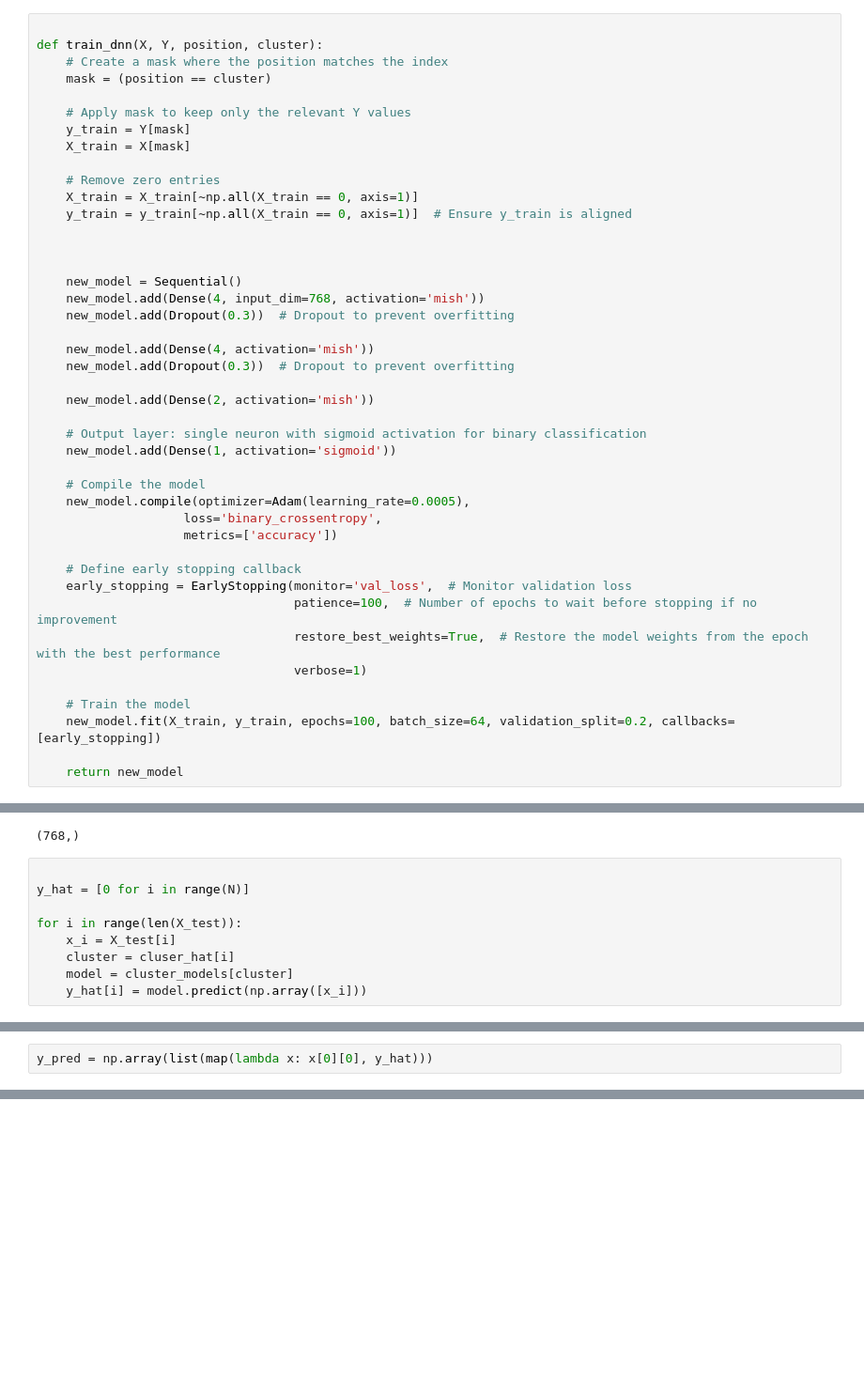
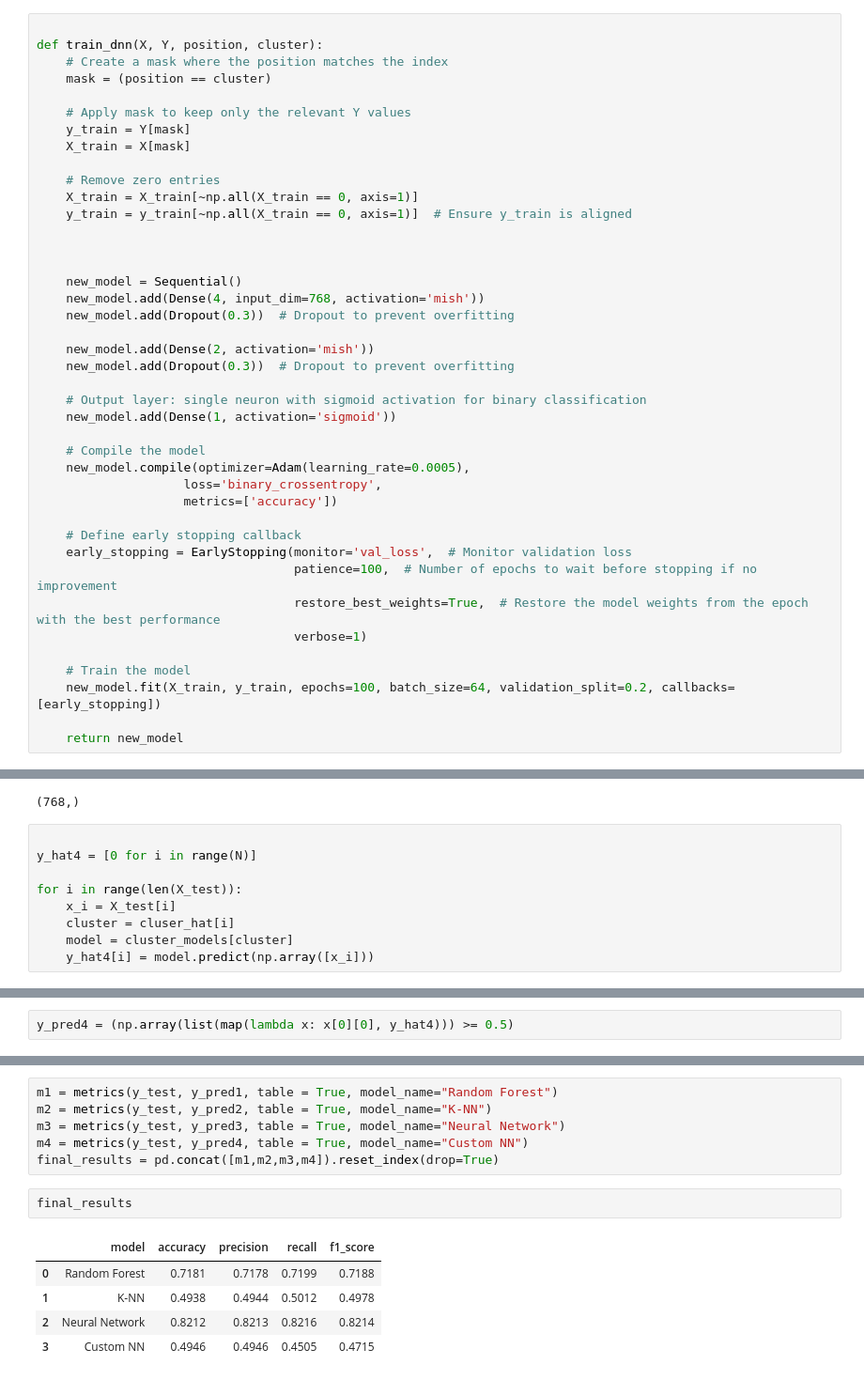
Before and after one commit to Chronyx132/Twitter_Sentiment, a Jupyter notebook: Src/Irving.ipynb, the cells around one changed output, grey strips where cells are left out. Shown at 94% size. Cells and saved outputs as stored; diff of their text form; blank space fills up the shorter version.

```diff
--- a/Src/Irving.ipynb
+++ b/Src/Irving.ipynb
@@ -1551,10 +1590,8 @@ def train_dnn(X, Y, position, cluster):
     new_model.add(Dense(4, input_dim=768, activation='mish'))
     new_model.add(Dropout(0.3))  # Dropout to prevent overfitting
 
-    new_model.add(Dense(4, activation='mish'))
+    new_model.add(Dense(2, activation='mish'))
     new_model.add(Dropout(0.3))  # Dropout to prevent overfitting
-
-    new_model.add(Dense(2, activation='mish'))
 
     # Output layer: single neuron with sigmoid activation for binary classification
     new_model.add(Dense(1, activation='sigmoid'))
@@ -1667,11 +1704,11 @@ X_test[0].shape
 (768,)
 # %%
 
-y_hat = [0 for i in range(N)]
+y_hat4 = [0 for i in range(N)]
 
 for i in range(len(X_test)):
     x_i = X_test[i]
     cluster = cluser_hat[i]
     model = cluster_models[cluster]
-    y_hat[i] = model.predict(np.array([x_i]))
+    y_hat4[i] = model.predict(np.array([x_i]))
 # %% [output]
@@ -1695,3 +1732,3 @@ for i in range(len(X_test)):
 # %%
-y_pred = np.array(list(map(lambda x: x[0][0], y_hat)))
+y_pred4 = (np.array(list(map(lambda x: x[0][0], y_hat4))) >= 0.5)
 # %%
@@ -1700,0 +1740,14 @@ float((sum((y_pred >= 0.5) == y_test)/len(y_test)))*100
+# %%
+m1 = metrics(y_test, y_pred1, table = True, model_name="Random Forest")
+m2 = metrics(y_test, y_pred2, table = True, model_name="K-NN")
+m3 = metrics(y_test, y_pred3, table = True, model_name="Neural Network")
+m4 = metrics(y_test, y_pred4, table = True, model_name="Custom NN")
+final_results = pd.concat([m1,m2,m3,m4]).reset_index(drop=True)
+# %%
+final_results
+# %% [output]
+|  | model | accuracy | precision | recall | f1_score |
+| 0 | Random Forest | 0.7181 | 0.7178 | 0.7199 | 0.7188 |
+| 1 | K-NN | 0.4938 | 0.4944 | 0.5012 | 0.4978 |
+| 2 | Neural Network | 0.8212 | 0.8213 | 0.8216 | 0.8214 |
+| 3 | Custom NN | 0.4946 | 0.4946 | 0.4505 | 0.4715 |
```
Also changed, not shown: parts of 27 cells of this notebook.
